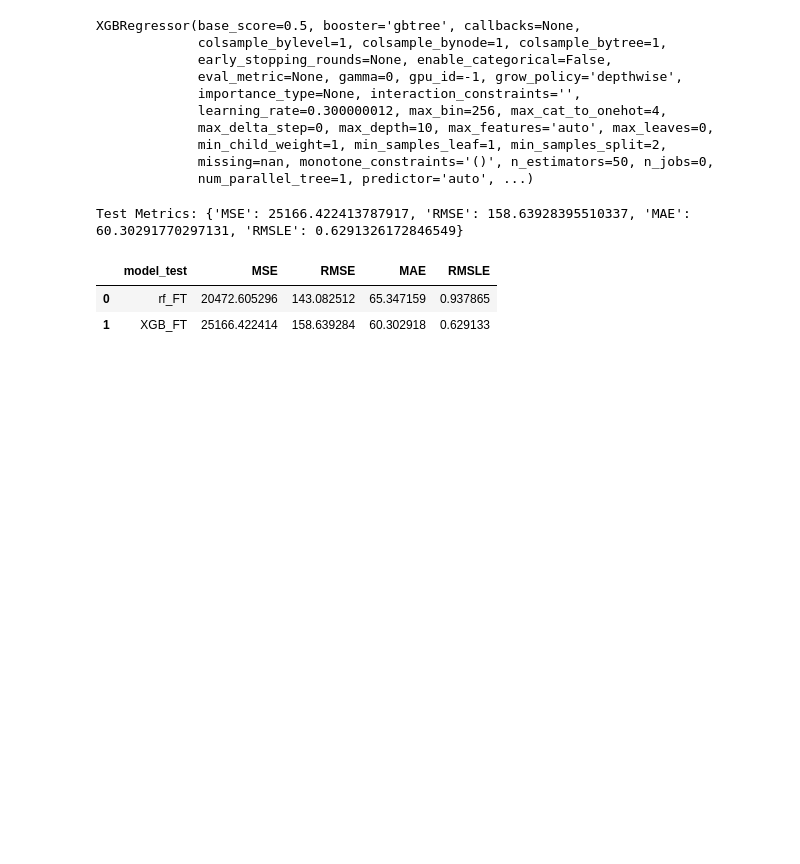
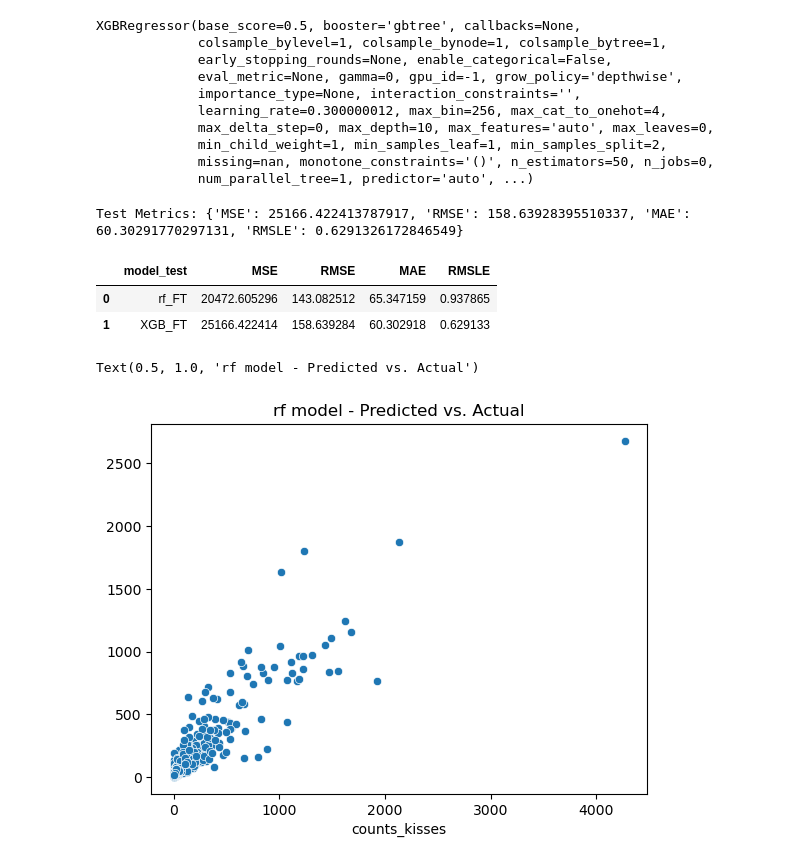
Before and after one commit to Mataraviv/ML-Project---Dating-APP, a Jupyter notebook: ML Project Dating App - 4.Model Selection.ipynb, the cells around one changed output. Drawn from its saved outputs; the diff is of its cells as text; code cells hidden in the pictures; blank space fills up the shorter version.

```diff
--- a/ML Project Dating App - 4.Model Selection.ipynb
+++ b/ML Project Dating App - 4.Model Selection.ipynb
@@ -530,3 +530,10 @@ Test Metrics: {'MSE': 25166.422413787917, 'RMSE': 158.63928395510337, 'MAE': 60.
 |  | model_test | MSE | RMSE | MAE | RMSLE |
 | 0 | rf_FT | 20472.605296 | 143.082512 | 65.347159 | 0.937865 |
 | 1 | XGB_FT | 25166.422414 | 158.639284 | 60.302918 | 0.629133 |
+# %%
+# Plot predicted vs. actual values for rf model
+plot = sb.scatterplot(x=y_test, y=pred_test_pos)
+plot.set_title('rf model - Predicted vs. Actual')
+# %% [output]
+Text(0.5, 1.0, 'rf model - Predicted vs. Actual')
+[figure, added]
```
Also changed, not shown: parts of 1 cell of this notebook, 1 other file.
